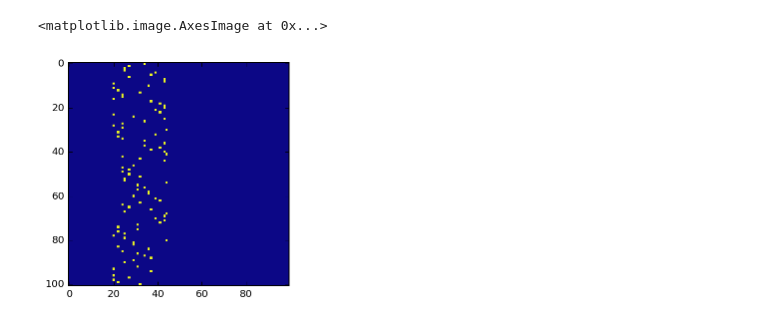
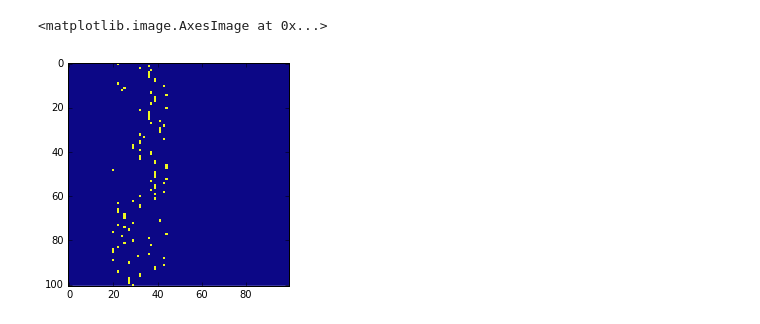
Before and after one commit to Larhard/rand-12, a Jupyter notebook: Cellular automata.ipynb, the cells around one changed output. Cells and saved outputs as stored; diff of their text form; code cells hidden in the pictures.

```diff
--- a/Cellular automata.ipynb
+++ b/Cellular automata.ipynb
@@ -375,19 +435,29 @@ plt.imshow(preprocess_get_bottom(data, scale_doric), interpolation="none", cmap=
 # %%
 def preprocess_get_random(data, scale):
     data = preprocess_remove_nonscale(data, scale)
+    last = None
     for line in data:
         nonzeros = np.nonzero(line)[0]
 
         mask = np.zeros_like(line, dtype=np.bool)
+
         if len(nonzeros) > 0:
             mask[np.random.choice(nonzeros)] = True
-        line *= mask
+
+        if last is not None:
+            if np.any(last * line):
+                line *= last
+            else:
+                line *= mask
+        else:
+            line *= mask
+        last = line
     return data
 
 plt.imshow(preprocess_get_random(data, scale_doric), interpolation="none", cmap="plasma")
 # %% [output]
 <matplotlib.image.AxesImage at 0x...>
-[figure, old version]
+[figure, new version]
 # %%
 def preprocess_get_top(data, scale):
     data = preprocess_remove_nonscale(data, scale)
```
Also changed, not shown: parts of 17 cells of this notebook.
